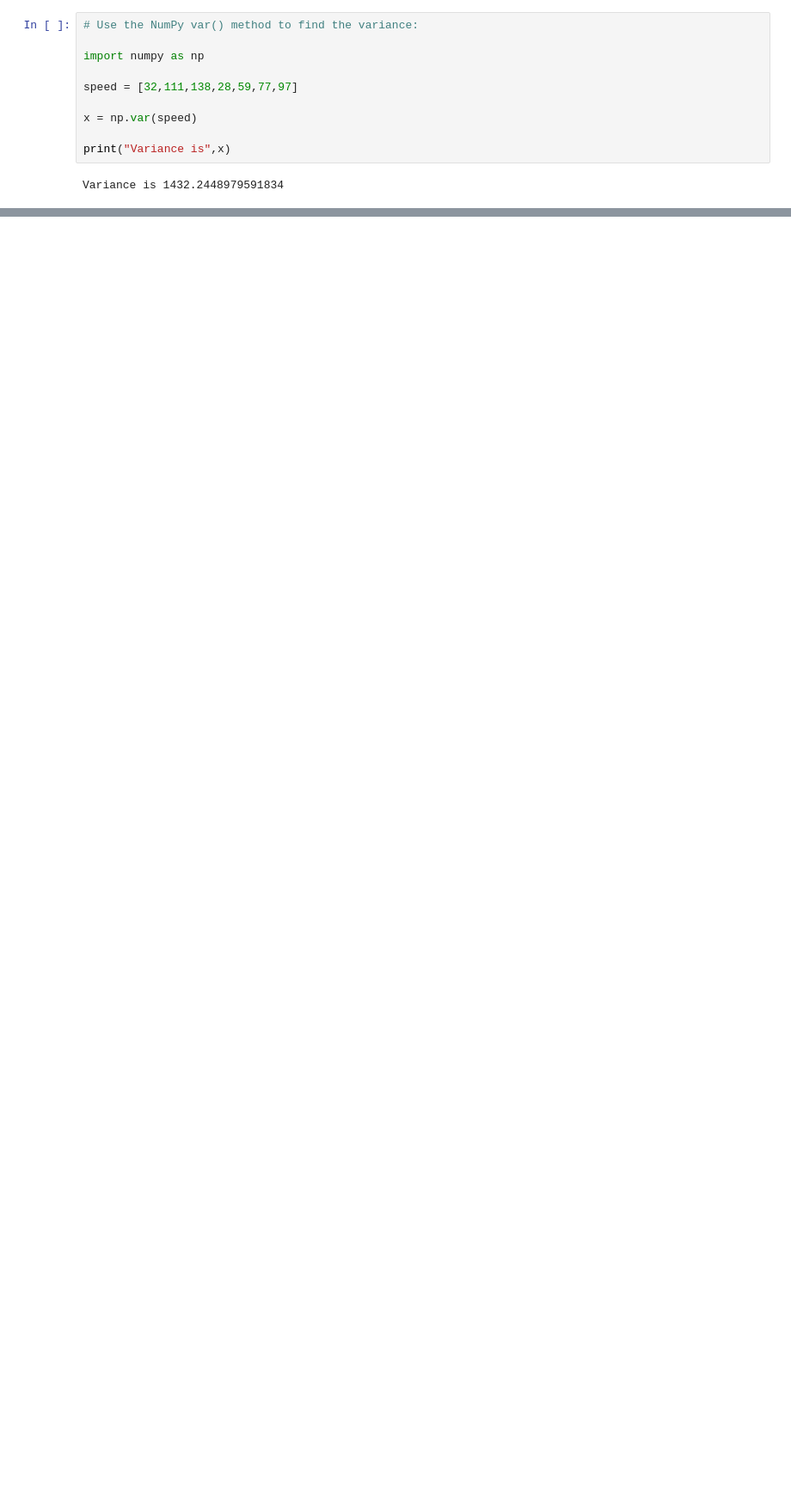
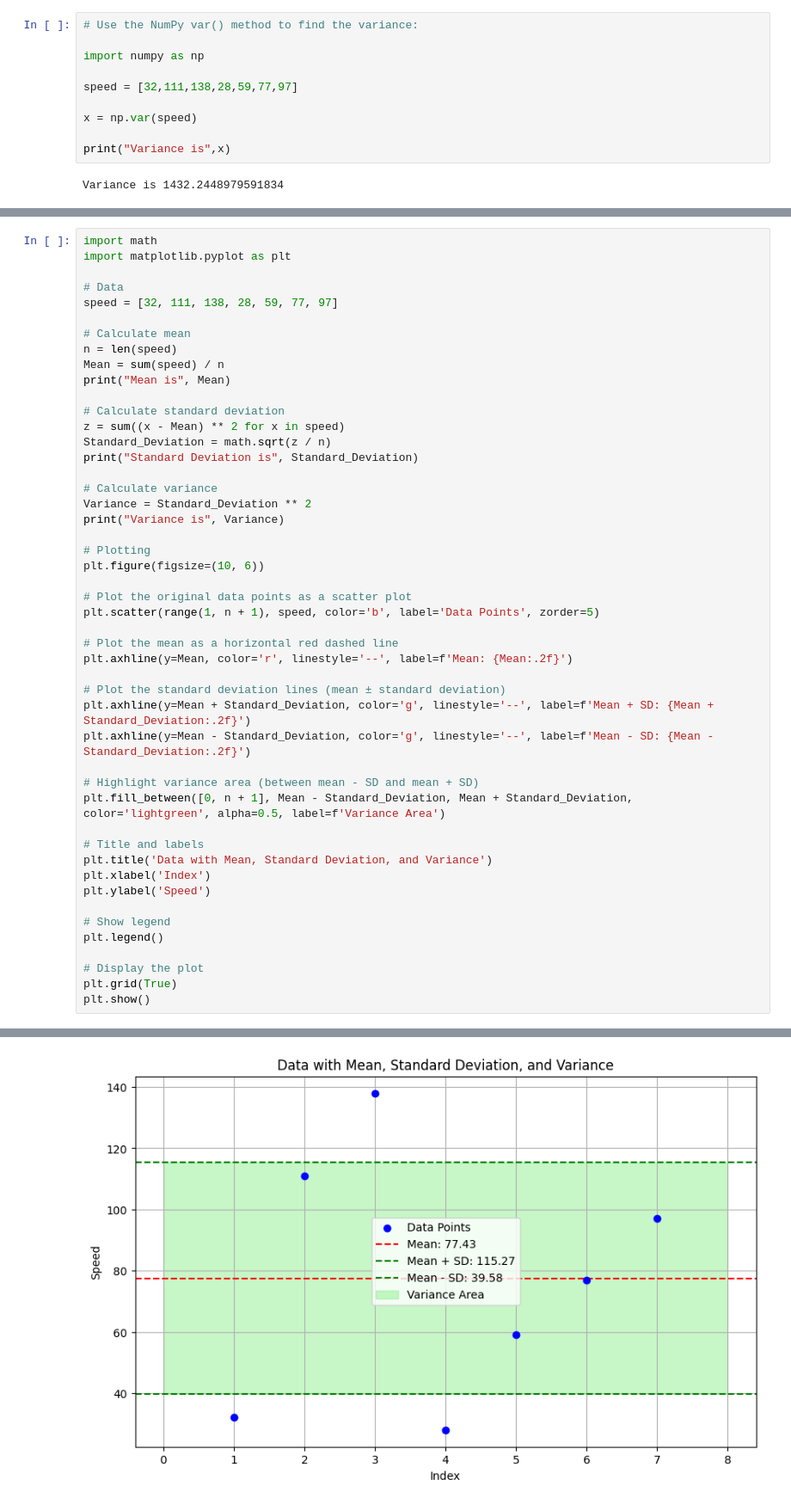
Before and after one commit to CcAPtAinMORGAn/PYTHON, a Jupyter notebook: PythonNotes/Statistics/StatisticsTopics/Variance.ipynb, the cells around one changed output, grey strips where cells are left out. Shown at 86% size. Saved outputs shown, nothing was run; the diff lists cells and outputs as text; blank space fills up the shorter version.

```diff
--- a/PythonNotes/Statistics/StatisticsTopics/Variance.ipynb
+++ b/PythonNotes/Statistics/StatisticsTopics/Variance.ipynb
@@ -49,0 +73,49 @@ Variance is 1432.2448979591834
+# %%
+import math
+import matplotlib.pyplot as plt
+
+# Data
+speed = [32, 111, 138, 28, 59, 77, 97]
+
+# Calculate mean
+n = len(speed)
+Mean = sum(speed) / n
+print("Mean is", Mean)
+
+# Calculate standard deviation
+z = sum((x - Mean) ** 2 for x in speed)
+Standard_Deviation = math.sqrt(z / n)
+print("Standard Deviation is", Standard_Deviation)
+
+# Calculate variance
+Variance = Standard_Deviation ** 2
+print("Variance is", Variance)
+
+# Plotting
+plt.figure(figsize=(10, 6))
+
+# Plot the original data points as a scatter plot
+plt.scatter(range(1, n + 1), speed, color='b', label='Data Points', zorder=5)
+
+# Plot the mean as a horizontal red dashed line
+plt.axhline(y=Mean, color='r', linestyle='--', label=f'Mean: {Mean:.2f}')
+
+# Plot the standard deviation lines (mean ± standard deviation)
+plt.axhline(y=Mean + Standard_Deviation, color='g', linestyle='--', label=f'Mean + SD: {Mean + Standard_Deviation:.2f}')
+plt.axhline(y=Mean - Standard_Deviation, color='g', linestyle='--', label=f'Mean - SD: {Mean - Standard_Deviation:.2f}')
+
+# Highlight variance area (between mean - SD and mean + SD)
+plt.fill_between([0, n + 1], Mean - Standard_Deviation, Mean + Standard_Deviation, color='lightgreen', alpha=0.5, label=f'Variance Area')
+
+# Title and labels
+plt.title('Data with Mean, Standard Deviation, and Variance')
+plt.xlabel('Index')
+plt.ylabel('Speed')
+
+# Show legend
+plt.legend()
+
+# Display the plot
+plt.grid(True)
+plt.show()
+# %% [output]
@@ -49,0 +125 @@ Variance is 1432.2448979591834
+[figure, added]
```
Also changed, not shown: parts of 2 cells of this notebook.
